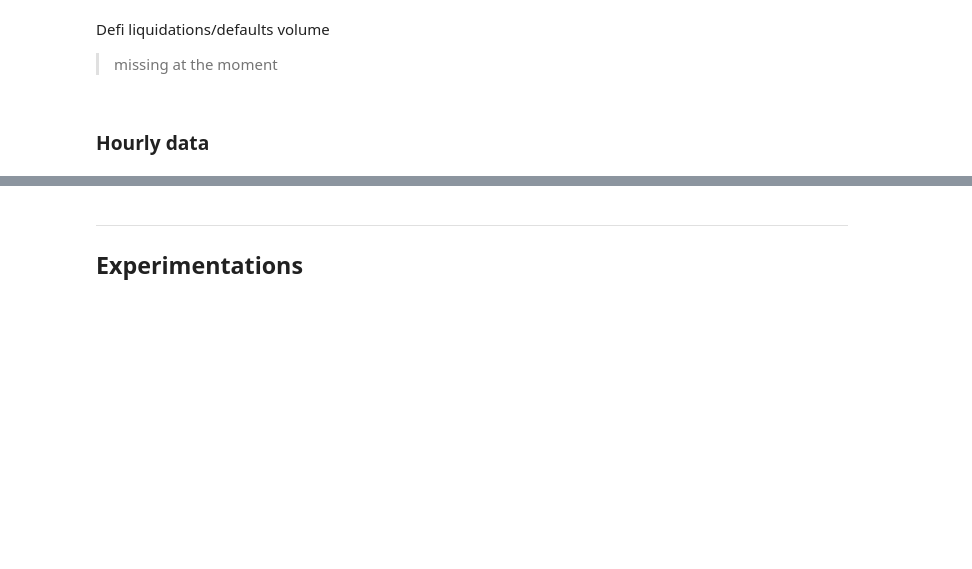
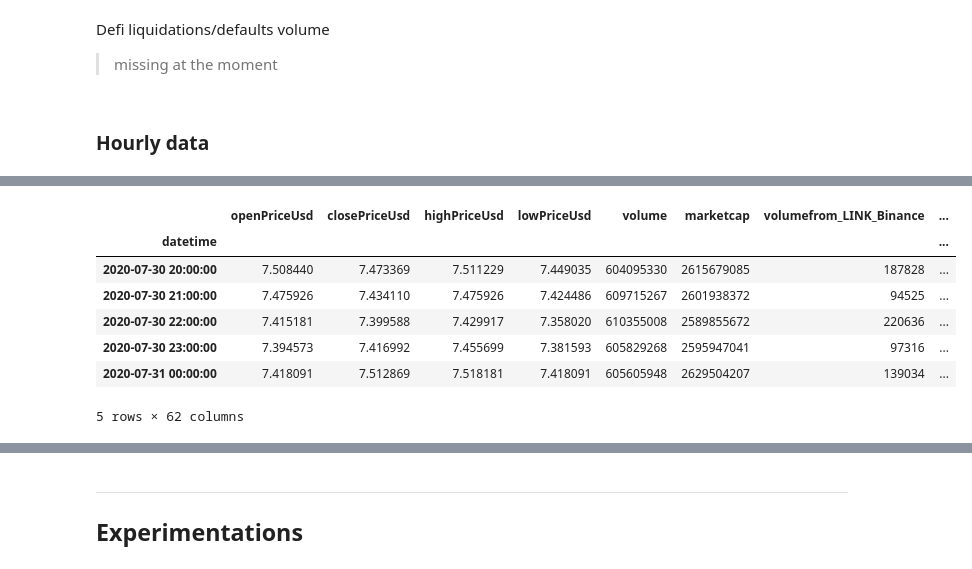
Before and after one commit to willr-seriousprojects/maker-dao, a Jupyter notebook: Maker-Risk/LINK/link.ipynb, the cells around one changed output, grey strips where cells are left out. Drawn from its saved outputs; the diff is of its cells as text; code cells hidden in the pictures; blank space fills up the shorter version.

Commit message:
joins and cleans

```diff
--- a/Maker-Risk/LINK/link.ipynb
+++ b/Maker-Risk/LINK/link.ipynb
@@ -1157,0 +2192,37 @@ df_hour = get_ohlcv_dayorhour('LINK','USD',period='histohour')
+# %%
+# Set volume dtype to int
+df_link_vol_hr = df_link_vol_hr.astype('int').sort_index()
+
+# To avoid reprocessing time
+df_link_vol_hr.to_csv('data_processed/link_vol_hr.csv')
+# %%
+# Join pricing hourly pricing and volume data
+# Both time in UTC
+
+# Make ohlcv tz non-aware
+df_pricevol_hr = df_ohlcv_hr.tz_localize(None).join(
+    df_link_vol_hr
+)
+
+# Cleaning data
+
+# get dtypes post join
+print(df_pricevol_hr.dtypes)
+# get df shape before cleaning
+print(df_pricevol_hr.shape)
+
+missing_values = df_pricevol_hr.count() != len(df_pricevol_hr)
+print(f'values dropped in joined:\n {missing_values}')
+
+# drop rows with nan
+df_pricevol_hr = df_pricevol_hr.dropna()
+
+# set volume dtypes to int
+# re-cast original dtypes (volume data) to joined df except dtypes of pricing df (keep float)
+cols=[i for i in df_pricevol_hr.columns if i not in ["openPriceUsd","closePriceUsd",'highPriceUsd','lowPriceUsd']]
+for col in cols:
+    df_pricevol_hr[col]=df_pricevol_hr[col].astype('int')
+
+# Get dtypes post recast
+print(df_pricevol_hr.dtypes)
+print(df_pricevol_hr.shape)
@@ -1157,0 +2275,11 @@ df_hour = get_ohlcv_dayorhour('LINK','USD',period='histohour')
+# %%
+df_pricevol_hr.tail()
+# %% [output]
+|  | openPriceUsd | closePriceUsd | highPriceUsd | lowPriceUsd | volume | marketcap | volumefrom_LINK_Binance | ... |
+| datetime |  |  |  |  |  |  |  | ... |
+| 2020-07-30 20:00:00 | 7.508440 | 7.473369 | 7.511229 | 7.449035 | 604095330 | 2615679085 | 187828 | ... |
+| 2020-07-30 21:00:00 | 7.475926 | 7.434110 | 7.475926 | 7.424486 | 609715267 | 2601938372 | 94525 | ... |
+| 2020-07-30 22:00:00 | 7.415181 | 7.399588 | 7.429917 | 7.358020 | 610355008 | 2589855672 | 220636 | ... |
+| 2020-07-30 23:00:00 | 7.394573 | 7.416992 | 7.455699 | 7.381593 | 605829268 | 2595947041 | 97316 | ... |
+| 2020-07-31 00:00:00 | 7.418091 | 7.512869 | 7.518181 | 7.418091 | 605605948 | 2629504207 | 139034 | ... |
+5 rows × 62 columns
```
Also changed, not shown: parts of 141 cells of this notebook, 15 other files.
